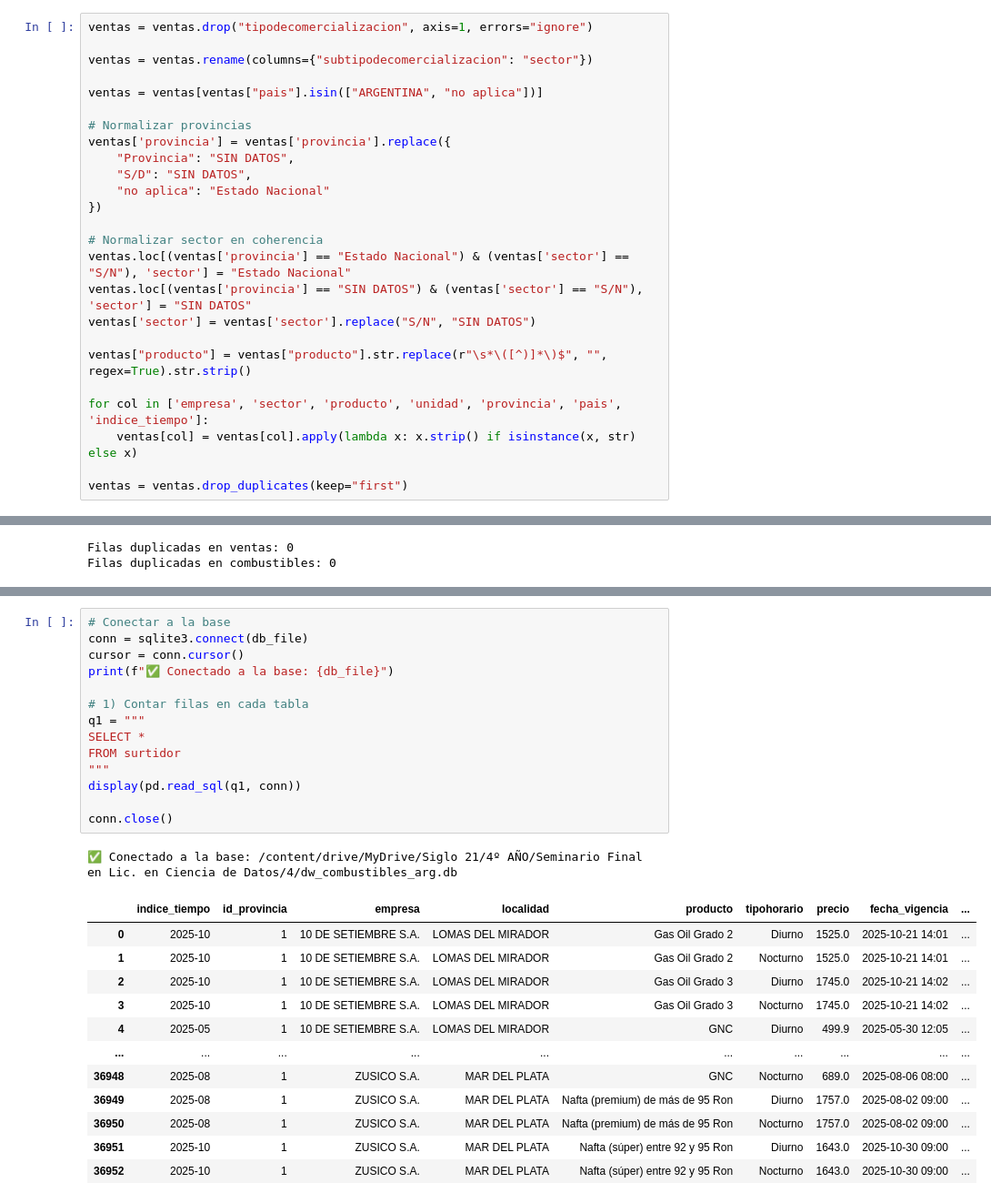
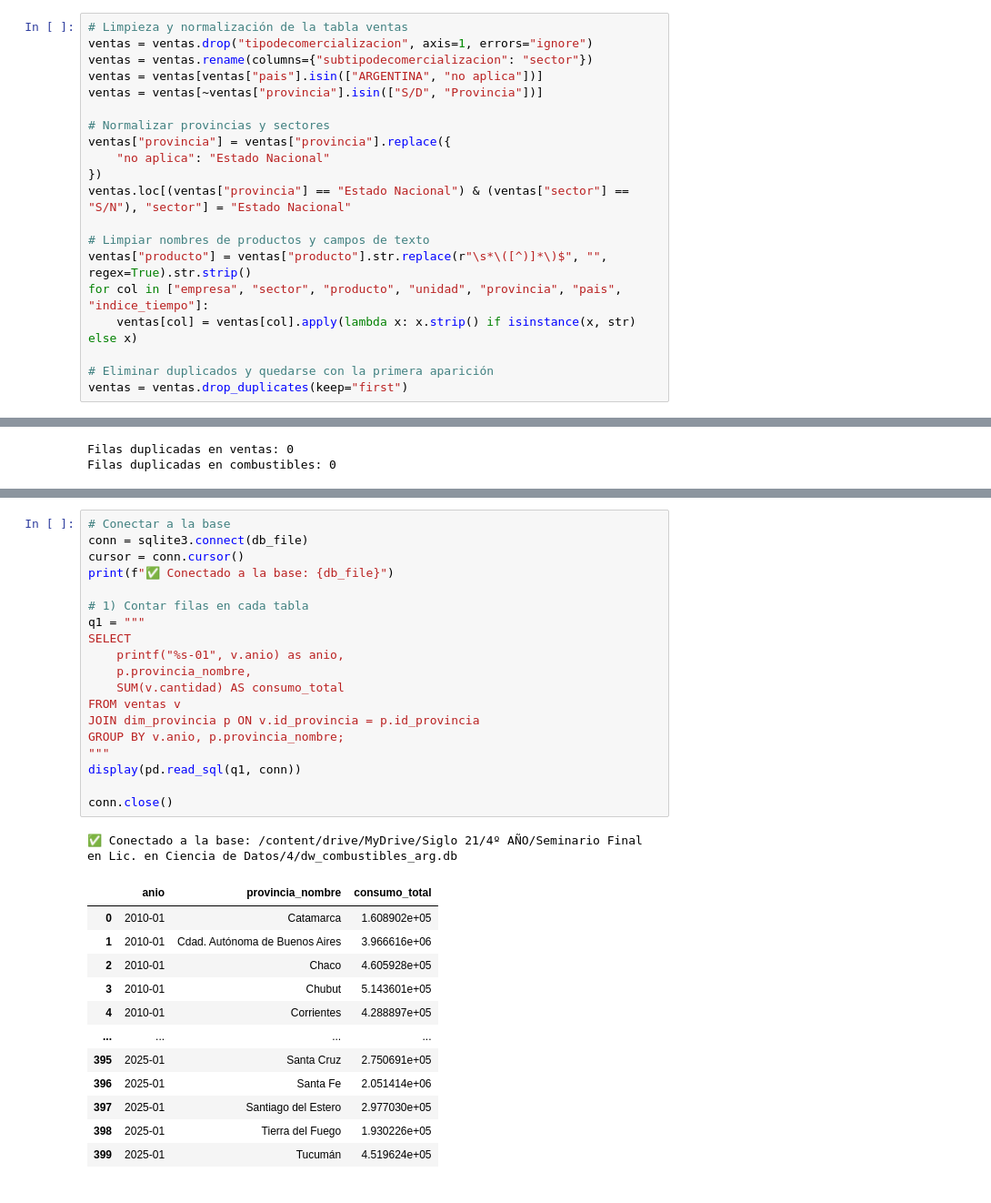
Before and after one commit to KizuCode/argentina-fuel-analysis, a Jupyter notebook: tp_4_limpieza_csv_combustibles.ipynb, the cells around one changed output, grey strips where cells are left out. Shown at 91% size. Cells and saved outputs as stored; diff of their text form.

```diff
--- a/tp_4_limpieza_csv_combustibles.ipynb
+++ b/tp_4_limpieza_csv_combustibles.ipynb
@@ -151,25 +198,20 @@ print(f"✅ Archivo guardado en: {output_file}")
 # %%
+# Limpieza y normalización de la tabla ventas
 ventas = ventas.drop("tipodecomercializacion", axis=1, errors="ignore")
+ventas = ventas.rename(columns={"subtipodecomercializacion": "sector"})
+ventas = ventas[ventas["pais"].isin(["ARGENTINA", "no aplica"])]
+ventas = ventas[~ventas["provincia"].isin(["S/D", "Provincia"])]
 
-ventas = ventas.rename(columns={"subtipodecomercializacion": "sector"})
-
-ventas = ventas[ventas["pais"].isin(["ARGENTINA", "no aplica"])]
-
-# Normalizar provincias
-ventas['provincia'] = ventas['provincia'].replace({
-    "Provincia": "SIN DATOS",
-    "S/D": "SIN DATOS",
+# Normalizar provincias y sectores
+ventas["provincia"] = ventas["provincia"].replace({
     "no aplica": "Estado Nacional"
 })
+ventas.loc[(ventas["provincia"] == "Estado Nacional") & (ventas["sector"] == "S/N"), "sector"] = "Estado Nacional"
 
-# Normalizar sector en coherencia
-ventas.loc[(ventas['provincia'] == "Estado Nacional") & (ventas['sector'] == "S/N"), 'sector'] = "Estado Nacional"
-ventas.loc[(ventas['provincia'] == "SIN DATOS") & (ventas['sector'] == "S/N"), 'sector'] = "SIN DATOS"
-ventas['sector'] = ventas['sector'].replace("S/N", "SIN DATOS")
-
+# Limpiar nombres de productos y campos de texto
 ventas["producto"] = ventas["producto"].str.replace(r"\s*\([^)]*\)$", "", regex=True).str.strip()
-
-for col in ['empresa', 'sector', 'producto', 'unidad', 'provincia', 'pais', 'indice_tiempo']:
+for col in ["empresa", "sector", "producto", "unidad", "provincia", "pais", "indice_tiempo"]:
     ventas[col] = ventas[col].apply(lambda x: x.strip() if isinstance(x, str) else x)
 
+# Eliminar duplicados y quedarse con la primera aparición
 ventas = ventas.drop_duplicates(keep="first")
@@ -908,28 +1143,33 @@ conn.close()
 # %%
 # Conectar a la base
 conn = sqlite3.connect(db_file)
 cursor = conn.cursor()
 print(f"✅ Conectado a la base: {db_file}")
 
 # 1) Contar filas en cada tabla
 q1 = """
-SELECT *
-FROM surtidor
+SELECT
+    printf("%s-01", v.anio) as anio,
+    p.provincia_nombre,
+    SUM(v.cantidad) AS consumo_total
+FROM ventas v
+JOIN dim_provincia p ON v.id_provincia = p.id_provincia
+GROUP BY v.anio, p.provincia_nombre;
 """
 display(pd.read_sql(q1, conn))
 
 conn.close()
 # %% [output]
 ✅ Conectado a la base: /content/drive/MyDrive/Siglo 21/4º AÑO/Seminario Final en Lic. en Ciencia de Datos/4/dw_combustibles_arg.db
-|  | indice_tiempo | id_provincia | empresa | localidad | producto | tipohorario | precio | fecha_vigencia | ... |
-| 0 | 2025-10 | 1 | 10 DE SETIEMBRE S.A. | LOMAS DEL MIRADOR | Gas Oil Grado 2 | Diurno | 1525.0 | 2025-10-21 14:01 | ... |
-| 1 | 2025-10 | 1 | 10 DE SETIEMBRE S.A. | LOMAS DEL MIRADOR | Gas Oil Grado 2 | Nocturno | 1525.0 | 2025-10-21 14:01 | ... |
-| 2 | 2025-10 | 1 | 10 DE SETIEMBRE S.A. | LOMAS DEL MIRADOR | Gas Oil Grado 3 | Diurno | 1745.0 | 2025-10-21 14:02 | ... |
-| 3 | 2025-10 | 1 | 10 DE SETIEMBRE S.A. | LOMAS DEL MIRADOR | Gas Oil Grado 3 | Nocturno | 1745.0 | 2025-10-21 14:02 | ... |
-| 4 | 2025-05 | 1 | 10 DE SETIEMBRE S.A. | LOMAS DEL MIRADOR | GNC | Diurno | 499.9 | 2025-05-30 12:05 | ... |
-| ... | ... | ... | ... | ... | ... | ... | ... | ... | ... |
-| 36948 | 2025-08 | 1 | ZUSICO S.A. | MAR DEL PLATA | GNC | Nocturno | 689.0 | 2025-08-06 08:00 | ... |
-| 36949 | 2025-08 | 1 | ZUSICO S.A. | MAR DEL PLATA | Nafta (premium) de más de 95 Ron | Diurno | 1757.0 | 2025-08-02 09:00 | ... |
-| 36950 | 2025-08 | 1 | ZUSICO S.A. | MAR DEL PLATA | Nafta (premium) de más de 95 Ron | Nocturno | 1757.0 | 2025-08-02 09:00 | ... |
-| 36951 | 2025-10 | 1 | ZUSICO S.A. | MAR DEL PLATA | Nafta (súper) entre 92 y 95 Ron | Diurno | 1643.0 | 2025-10-30 09:00 | ... |
-| 36952 | 2025-10 | 1 | ZUSICO S.A. | MAR DEL PLATA | Nafta (súper) entre 92 y 95 Ron | Nocturno | 1643.0 | 2025-10-30 09:00 | ... |
+|  | anio | provincia_nombre | consumo_total |
+| 0 | 2010-01 | Catamarca | 1.608902e+05 |
+| 1 | 2010-01 | Cdad. Autónoma de Buenos Aires | 3.966616e+06 |
+| 2 | 2010-01 | Chaco | 4.605928e+05 |
+| 3 | 2010-01 | Chubut | 5.143601e+05 |
+| 4 | 2010-01 | Corrientes | 4.288897e+05 |
+| ... | ... | ... | ... |
+| 395 | 2025-01 | Santa Cruz | 2.750691e+05 |
+| 396 | 2025-01 | Santa Fe | 2.051414e+06 |
+| 397 | 2025-01 | Santiago del Estero | 2.977030e+05 |
+| 398 | 2025-01 | Tierra del Fuego | 1.930226e+05 |
+| 399 | 2025-01 | Tucumán | 4.519624e+05 |
```
Also changed, not shown: parts of 42 cells of this notebook.
